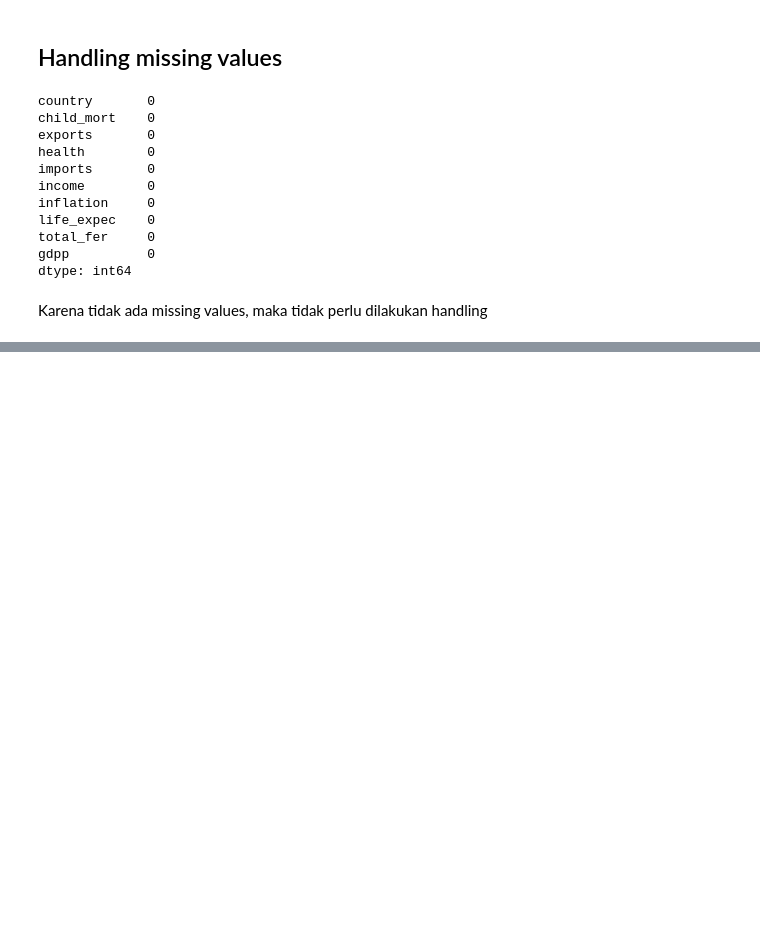
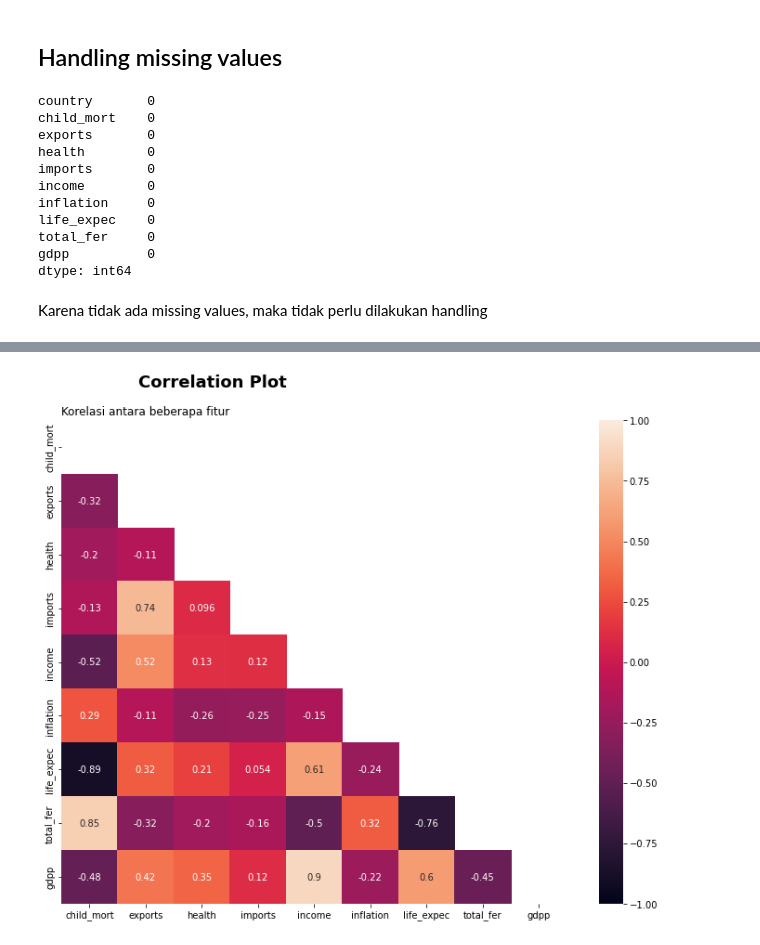
Before and after one commit to khalilullahalfaath/case_based_2_ML, a Jupyter notebook: Case_Based_2_ML_1301204376.ipynb, the cells around one changed output, grey strips where cells are left out. Drawn from its saved outputs; the diff is of its cells as text; code cells hidden in the pictures; blank space fills up the shorter version.

```diff
--- a/Case_Based_2_ML_1301204376.ipynb
+++ b/Case_Based_2_ML_1301204376.ipynb
@@ -135,0 +278,13 @@ Karena tidak ada missing values, maka tidak perlu dilakukan handling
+# %%
+fig, ax = plt.subplots(figsize=(10, 8))
+
+mask = np.triu(np.ones_like(df.corr(), dtype=bool))
+
+heatmap = sns.heatmap(df.corr(), mask=mask, vmin=-1, vmax=1, annot=True)
+
+plt.suptitle("Correlation Plot", ha='left', x=0.155, y=1.04, fontsize=18, fontweight='bold')
+plt.title("Korelasi antara beberapa fitur", loc='left', fontsize=12)
+plt.tight_layout()
+plt.show()
+# %% [output]
+[figure, added]
```
Also changed, not shown: parts of 102 cells of this notebook.
